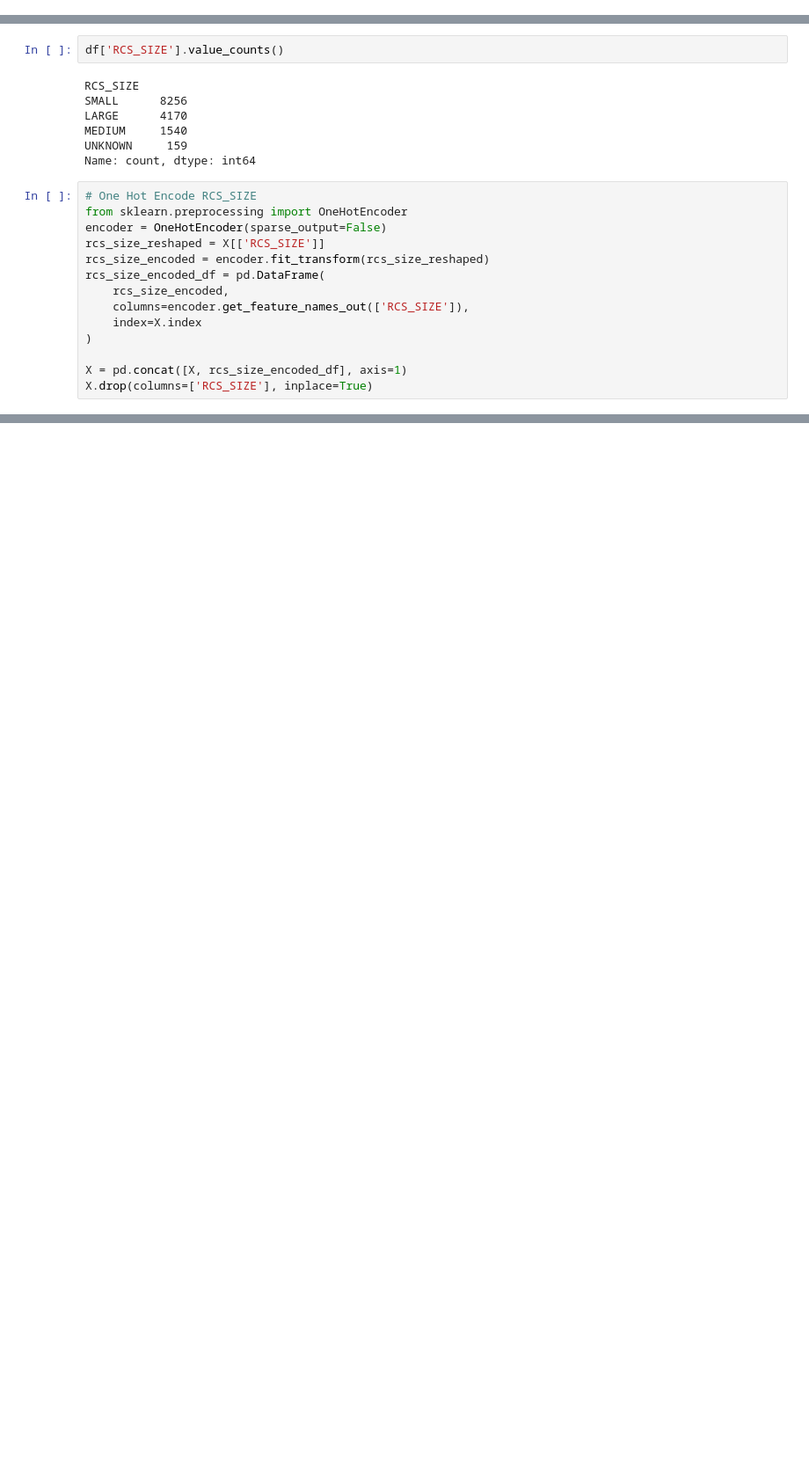
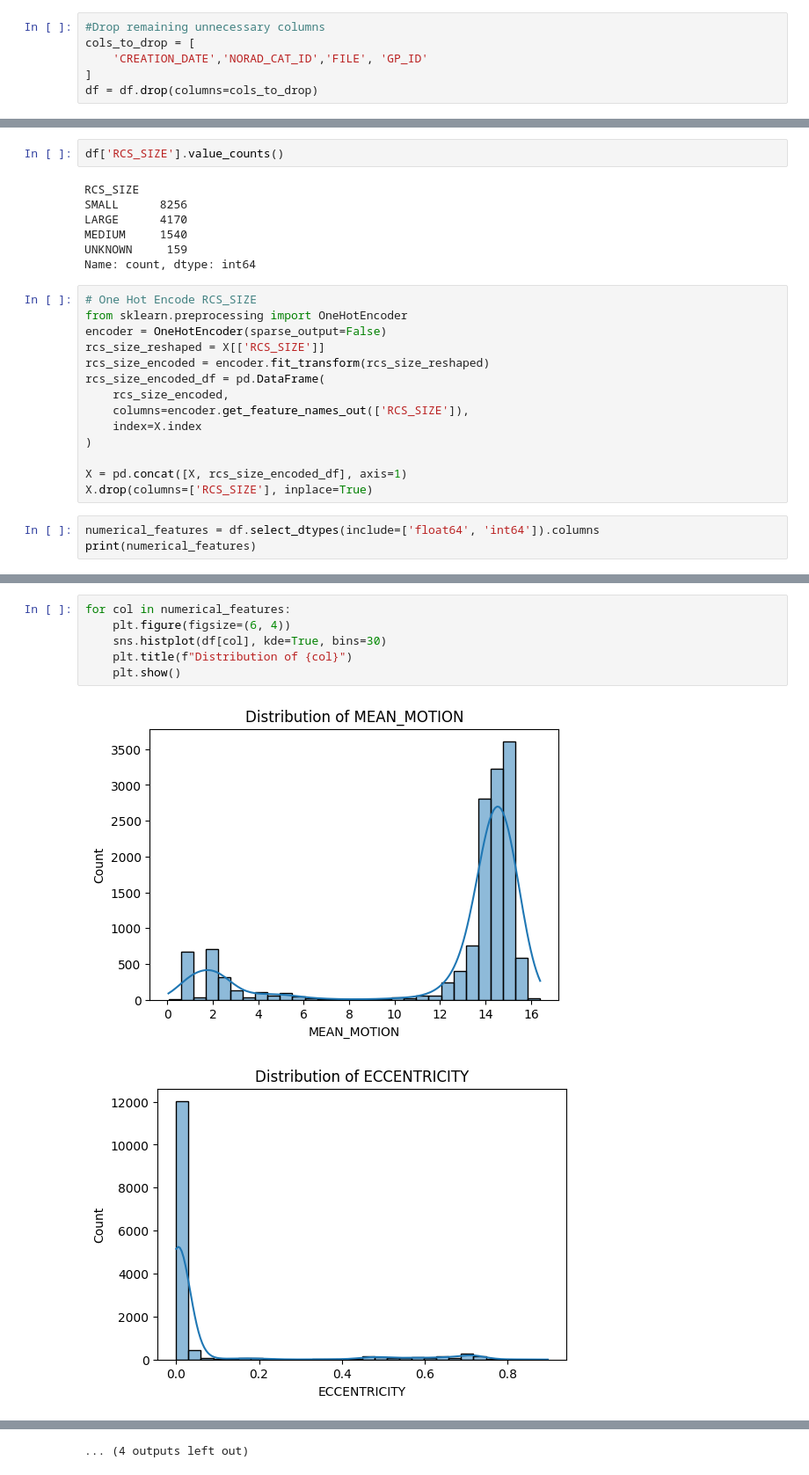
Before and after one commit to soumya-jp/space_debris, a Jupyter notebook: EDA.ipynb, the cells around one changed output, grey strips where cells are left out. Shown at 88% size. Drawn from its saved outputs; the diff is of its cells as text; blank space fills up the shorter version.

```diff
--- a/EDA.ipynb
+++ b/EDA.ipynb
@@ -47,6 +42,12 @@ Dropped columns: ['CCSDS_OMM_VERS', 'COMMENT', 'ORIGINATOR', 'CENTER_NAME', 'REF
 # %%
 #Dropping DECAY_DATE as all the columns are Nan
 df.drop(columns=['DECAY_DATE'], inplace=True)
+# %%
+#Drop remaining unnecessary columns
+cols_to_drop = [
+    'CREATION_DATE','NORAD_CAT_ID','FILE', 'GP_ID'
+]
+df = df.drop(columns=cols_to_drop)
 # %%
 #Check which columns have NaN values
 print(df.isnull().sum())
@@ -199,3 +212,6 @@ rcs_size_encoded_df = pd.DataFrame(
 
 X = pd.concat([X, rcs_size_encoded_df], axis=1)
 X.drop(columns=['RCS_SIZE'], inplace=True)
+# %%
+numerical_features = df.select_dtypes(include=['float64', 'int64']).columns
+print(numerical_features)
@@ -201,0 +224,9 @@ X.drop(columns=['RCS_SIZE'], inplace=True)
+# %%
+for col in numerical_features:
+    plt.figure(figsize=(6, 4))
+    sns.histplot(df[col], kde=True, bins=30)
+    plt.title(f"Distribution of {col}")
+    plt.show()
+# %% [output]
+[figure, added]
+[figure, added]
@@ -201,0 +243 @@ X.drop(columns=['RCS_SIZE'], inplace=True)
+... (4 outputs left out)
```
Also changed, not shown: parts of 9 cells of this notebook.
